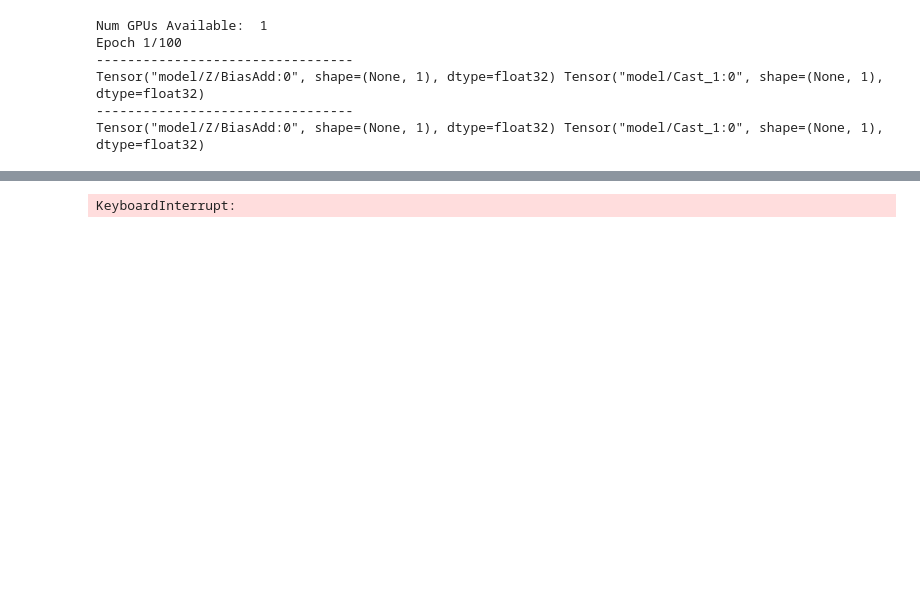
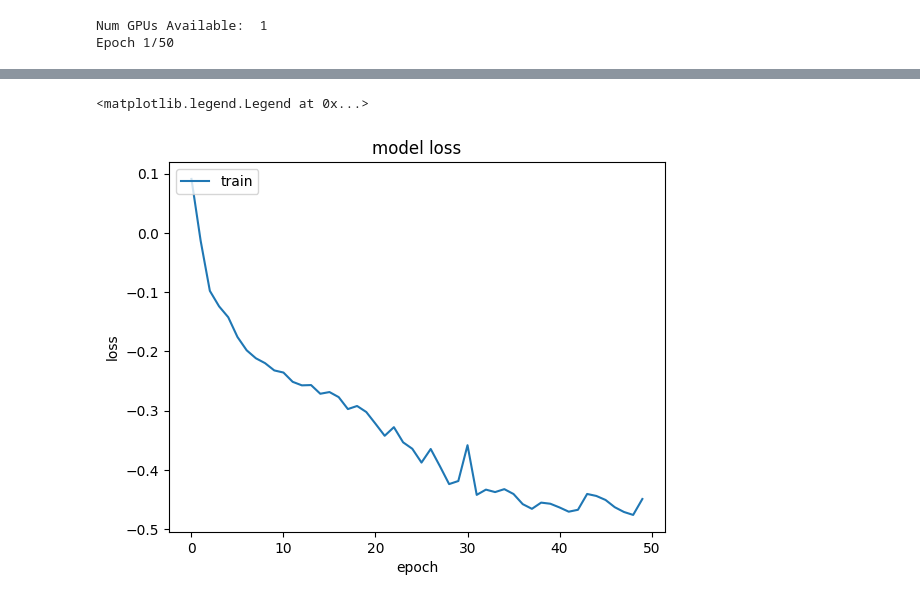
Before and after one commit to duc-an-nguyen/hiConstruction, a Jupyter notebook: testGeneralAE.ipynb, the cells around one changed output, grey strips where cells are left out. Saved outputs shown, nothing was run; the diff lists cells and outputs as text; code cells hidden in the pictures; blank space fills up the shorter version.

Commit message:
add the test AE with constrains, need to debug to get the good results

```diff
--- a/testGeneralAE.ipynb
+++ b/testGeneralAE.ipynb
@@ -118,15 +118,8 @@ The size of the data: (86479, 128, 9) (86479, 128, 14) (86479,)
 <class 'numpy.ndarray'>
 # %%
 class C_constraint(tf.keras.layers.Layer):   # Inheritance class
-    def __init__(self,alpha,**kwargs):
-        super().__init__(**kwargs)
-        self.alpha = alpha
-
     def call(self, inputdata):
         x, t = inputdata
-        print("---------------------------------")
-        print(x, t)
-
         x_mu = tf.reduce_mean(x)
         t_mu = tf.reduce_mean(t)
         cov = tf.reduce_sum((x-x_mu)*(t-t_mu))
@@ -134,9 +127,10 @@ class C_constraint(tf.keras.layers.Layer):   # Inheritance class
         loss = cov/std
         loss = tf.reduce_mean(loss)
 
-        self.add_loss(self.alpha*loss)
+        self.add_loss(1*loss)
         self.add_metric(loss, aggregation='mean', name='l1')
         return x
+
 
 class NG_constraint(tf.keras.layers.Layer):   # Inheritance class
     def __init__(self,alpha,**kwargs):
@@ -199,7 +193,8 @@ def H_index_Proposal_CNN(latent_dims,Window_size = 100,z_size=1,cnn_dim = 85,str
     x = tf.keras.layers.Dense(z_size,name="Z")(x) #activity_regularizer=regularizers.l1(10e-5)
 
     if constraint == 'C':
-        x = C_constraint(alpha, name='constrained')([x, inputT])
+        # x = C_constraint(alpha, name='constrained')([x, inputT])
+        x = C_constraint()([x, inputT])
 
     elif constraint == 'NG':
         x = tf.keras.layers.Lambda(lambda x: tf.math.l2_normalize(x), name='Z_after')(x)
@@ -254,11 +243,14 @@ print("Num GPUs Available: ", len(tf.config.list_physical_devices('GPU')))
 train_ds = tf.data.Dataset.from_tensor_slices(((seqEffData, seqCycleData, seqManiData), seqEffData))
 train_ds = train_ds.batch(32).shuffle(buffer_size=seqEffData.shape[0])
 
-history = model.fit(train_ds, epochs=100, verbose=1)
+history = model.fit(train_ds, epochs=50, verbose=1)
+
+plt.plot(history.history["loss"])
+# plt.plot(history.history["val_loss"])
+plt.title("model loss")
+plt.ylabel("loss")
+plt.xlabel("epoch")
+plt.legend(["train"],loc ="upper left")
 # %% [output]
 Num GPUs Available:  1
-Epoch 1/100
----------------------------------
-Tensor("model/Z/BiasAdd:0", shape=(None, 1), dtype=float32) Tensor("model/Cast_1:0", shape=(None, 1), dtype=float32)
----------------------------------
-Tensor("model/Z/BiasAdd:0", shape=(None, 1), dtype=float32) Tensor("model/Cast_1:0", shape=(None, 1), dtype=float32)
+Epoch 1/50
@@ -292 +284,2 @@ Epoch 35/100
-KeyboardInterrupt:
+<matplotlib.legend.Legend at 0x...>
+[figure, added]
```
Also changed, not shown: parts of 6 cells of this notebook, 3 other files.
